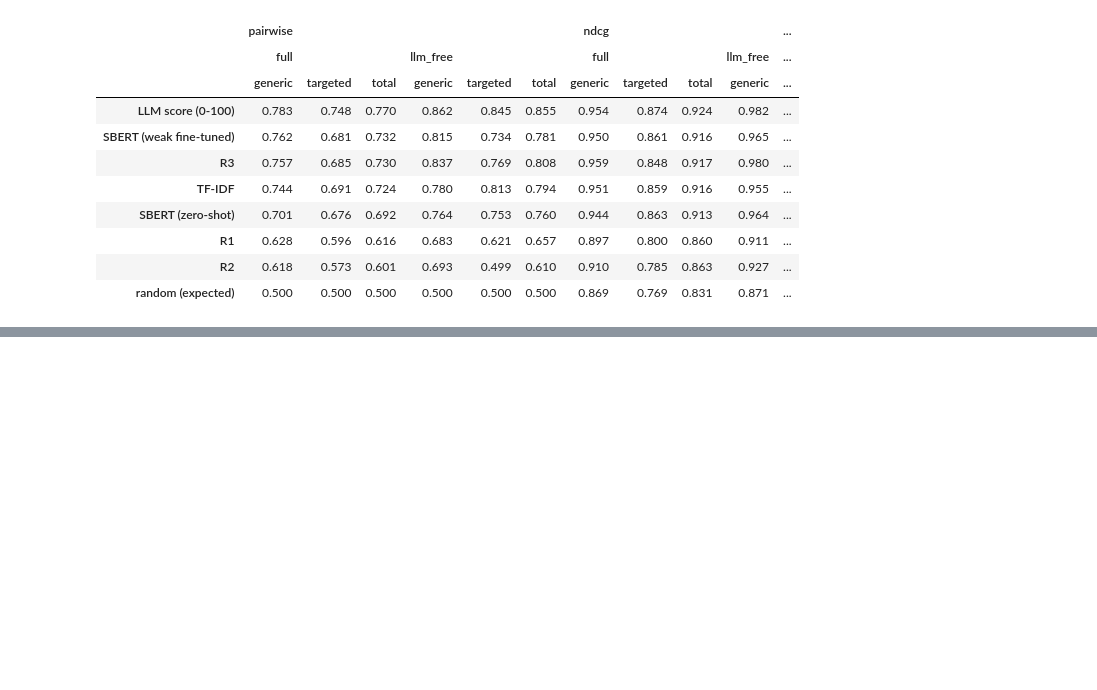
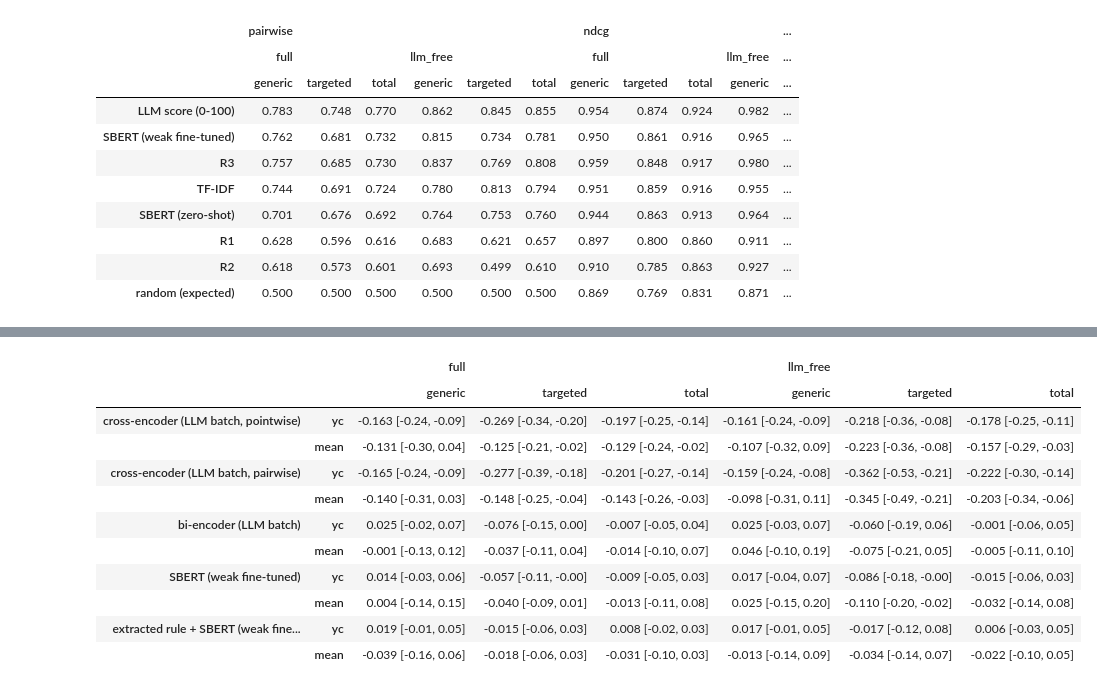
Before and after one commit to kuoyce/intelligent-candidate-screener, a Jupyter notebook: notebooks/23-ladder-on-clean-labels.ipynb, the cells around one changed output, grey strips where cells are left out. Cells and saved outputs as stored; diff of their text form; code cells hidden in the pictures; blank space fills up the shorter version.

```diff
--- a/notebooks/23-ladder-on-clean-labels.ipynb
+++ b/notebooks/23-ladder-on-clean-labels.ipynb
@@ -114,0 +123,20 @@ t2.sort_values(("pairwise", "full", "total"), ascending=False).round(3)
+# %%
+o = x4x2["ordering_vs_x2"]
+rows = {}
+for d in o["deltas"]:
+    if d["metric"] == "pairwise":
+        rows.setdefault((o["names"].get(d["b"], d["b"]), d["reference"]), {})[(d["subset"], d["scope"])] = fmt(d["delta"], *d["ci"])
+pd.DataFrame(rows).T
+# %% [output]
+|  |  | full |  |  | llm_free |  |  |
+|  |  | generic | targeted | total | generic | targeted | total |
+| cross-encoder (LLM batch, pointwise) | yc | -0.163 [-0.24, -0.09] | -0.269 [-0.34, -0.20] | -0.197 [-0.25, -0.14] | -0.161 [-0.24, -0.09] | -0.218 [-0.36, -0.08] | -0.178 [-0.25, -0.11] |
+|  | mean | -0.131 [-0.30, 0.04] | -0.125 [-0.21, -0.02] | -0.129 [-0.24, -0.02] | -0.107 [-0.32, 0.09] | -0.223 [-0.36, -0.08] | -0.157 [-0.29, -0.03] |
+| cross-encoder (LLM batch, pairwise) | yc | -0.165 [-0.24, -0.09] | -0.277 [-0.39, -0.18] | -0.201 [-0.27, -0.14] | -0.159 [-0.24, -0.08] | -0.362 [-0.53, -0.21] | -0.222 [-0.30, -0.14] |
+|  | mean | -0.140 [-0.31, 0.03] | -0.148 [-0.25, -0.04] | -0.143 [-0.26, -0.03] | -0.098 [-0.31, 0.11] | -0.345 [-0.49, -0.21] | -0.203 [-0.34, -0.06] |
+| bi-encoder (LLM batch) | yc | 0.025 [-0.02, 0.07] | -0.076 [-0.15, 0.00] | -0.007 [-0.05, 0.04] | 0.025 [-0.03, 0.07] | -0.060 [-0.19, 0.06] | -0.001 [-0.06, 0.05] |
+|  | mean | -0.001 [-0.13, 0.12] | -0.037 [-0.11, 0.04] | -0.014 [-0.10, 0.07] | 0.046 [-0.10, 0.19] | -0.075 [-0.21, 0.05] | -0.005 [-0.11, 0.10] |
+| SBERT (weak fine-tuned) | yc | 0.014 [-0.03, 0.06] | -0.057 [-0.11, -0.00] | -0.009 [-0.05, 0.03] | 0.017 [-0.04, 0.07] | -0.086 [-0.18, -0.00] | -0.015 [-0.06, 0.03] |
+|  | mean | 0.004 [-0.14, 0.15] | -0.040 [-0.09, 0.01] | -0.013 [-0.11, 0.08] | 0.025 [-0.15, 0.20] | -0.110 [-0.20, -0.02] | -0.032 [-0.14, 0.08] |
+| extracted rule + SBERT (weak fine... | yc | 0.019 [-0.01, 0.05] | -0.015 [-0.06, 0.03] | 0.008 [-0.02, 0.03] | 0.017 [-0.01, 0.05] | -0.017 [-0.12, 0.08] | 0.006 [-0.03, 0.05] |
+|  | mean | -0.039 [-0.16, 0.06] | -0.018 [-0.06, 0.03] | -0.031 [-0.10, 0.03] | -0.013 [-0.14, 0.09] | -0.034 [-0.14, 0.07] | -0.022 [-0.10, 0.05] |
```
Also changed, not shown: parts of 4 cells of this notebook, 3 other files.
